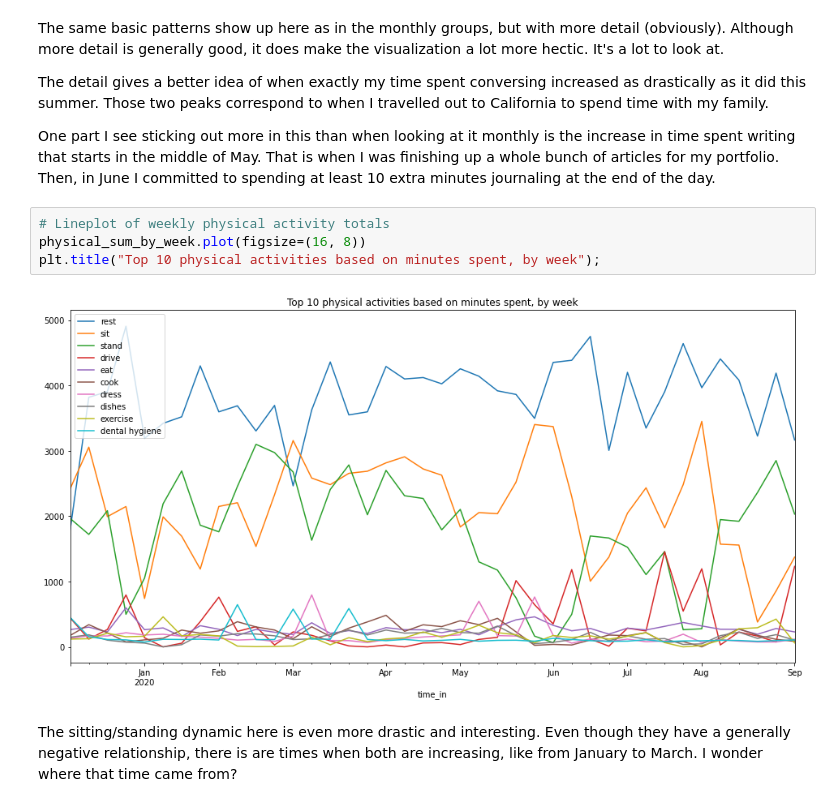
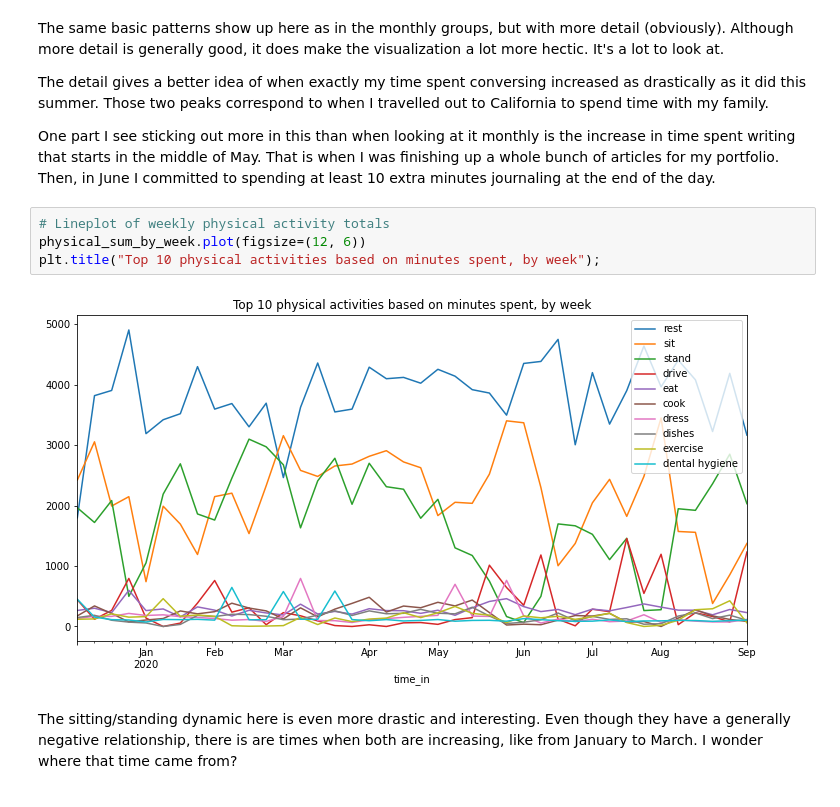
Before and after one commit to tobias-fyi/savor_data_pages, a Jupyter notebook: _notebooks/2020-09-07-savor_data_eda_viz.ipynb, the cells around one changed output. Saved outputs shown, nothing was run; the diff lists cells and outputs as text.

```diff
--- a/_notebooks/2020-09-07-savor_data_eda_viz.ipynb
+++ b/_notebooks/2020-09-07-savor_data_eda_viz.ipynb
@@ -524,10 +525,10 @@ The detail gives a better idea of when exactly my time spent conversing increase
 One part I see sticking out more in this than when looking at it monthly is the increase in time spent writing that starts in the middle of May. That is when I was finishing up a whole bunch of articles for my portfolio. Then, in June I committed to spending at least 10 extra minutes journaling at the end of the day.
 # %%
 # Lineplot of weekly physical activity totals
-physical_sum_by_week.plot(figsize=(16, 8))
+physical_sum_by_week.plot(figsize=(12, 6))
 plt.title("Top 10 physical activities based on minutes spent, by week");
 # %% [output]
-[figure, old version]
+[figure, new version]
 # %% [markdown]
 The sitting/standing dynamic here is even more drastic and interesting. Even though they have a generally negative relationship, there is are times when both are increasing, like from January to March. I wonder where that time came from?
 # %% [markdown]
```
Also changed, not shown: parts of 12 cells of this notebook.
